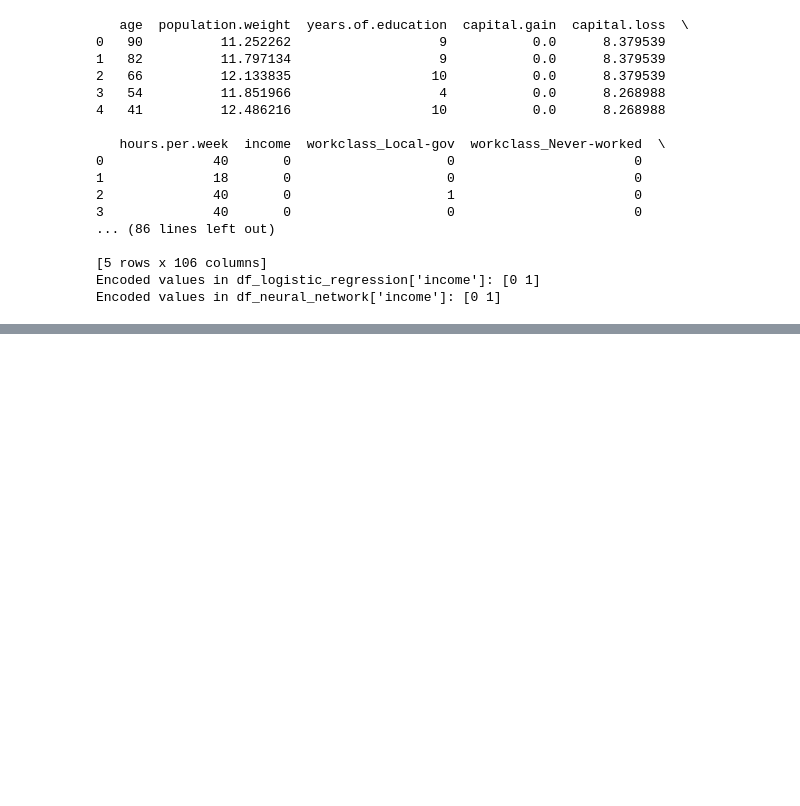
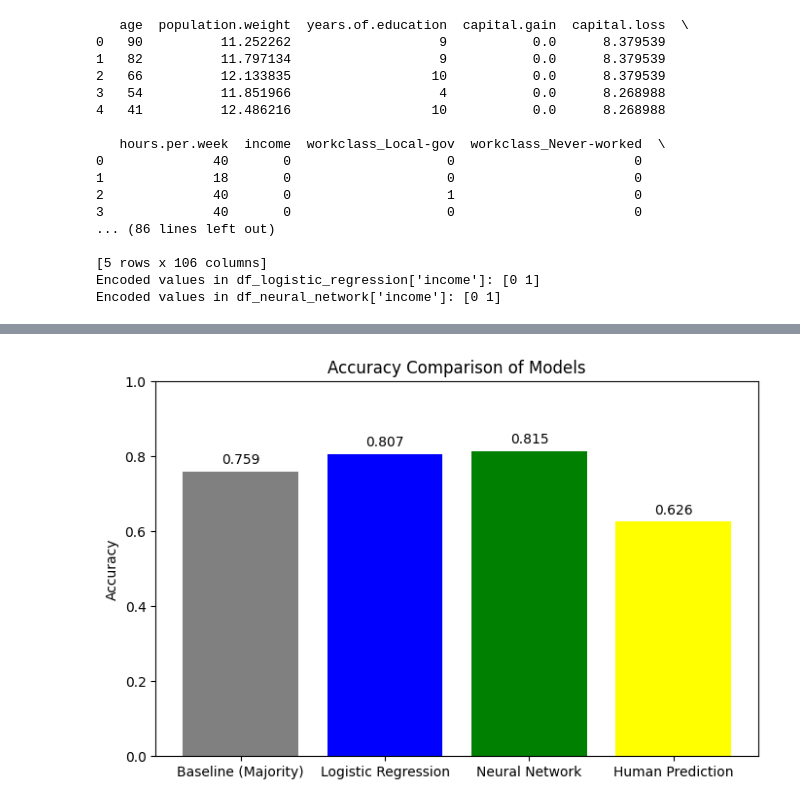
Before and after one commit to ggoel3/DS_Adult_Income, a Jupyter notebook: DataWorkflow_Adult_Census_Income.ipynb, the cells around one changed output, grey strips where cells are left out. Saved outputs shown, nothing was run; the diff lists cells and outputs as text; code cells hidden in the pictures; blank space fills up the shorter version.

Commit message:
Add and update code for visualization, comparison and human prediction

```diff
--- a/DataWorkflow_Adult_Census_Income.ipynb
+++ b/DataWorkflow_Adult_Census_Income.ipynb
@@ -517,17 +517,28 @@ weighted avg       0.84      0.82      0.82      6391
 # %%
 ########## BASELINE MODEL IMPLEMENTATION ##########
 
-baseline = DummyClassifier(strategy='most_frequent', random_state=96)
+# 1. Split into features and target
+X = df_neural_network.drop('income', axis=1)
+y = df_neural_network['income']
+
+# 2. Train/test split with stratification
+X_train, X_test, y_train, y_test = train_test_split(
+    X, y, test_size=0.2, random_state=30, stratify=y)
+
+# 3. Evaluate on test data
+baseline = DummyClassifier(strategy='most_frequent')
 baseline.fit(X_train, y_train)
 y_pred = baseline.predict(X_test)
 y_pred_baseline = y_pred
 
-from sklearn.metrics import classification_report, confusion_matrix, accuracy_score
+accuracy_bl = accuracy_score(y_test, y_pred)
+conf_matrix_bl = confusion_matrix(y_test, y_pred)
+report_bl = classification_report(y_test, y_pred)
 
-print("Baseline performance (predict majority class):")
-print(f"Accuracy: {accuracy_score(y_test, y_pred):.4f}")
+print("Baseline performance:")
+print(f"Accuracy: {accuracy_bl:.4f}")
 print("\nConfusion Matrix:")
-print(confusion_matrix(y_test, y_pred))
+print(conf_matrix_bl)
 print("\nClassification Report:")
-print(classification_report(y_test, y_pred))
+print(report_bl)
 # %% [output]
@@ -661,0 +660,20 @@ plt.show()
+# %%
+########## MODEL COMPARISON VISUALIZATION AMONG 4 APPROACHES ##########
+
+# Accuracies for the three models
+models = ['Baseline (Majority)', 'Logistic Regression', 'Neural Network', 'Human Prediction' ]
+accuracies = [accuracy_bl, accuracy_lr, accuracy_nn, accuracy_human]
+
+plt.figure(figsize=(8, 5))
+plt.bar(models, accuracies, color=['gray', 'blue', 'green', 'yellow'])
+
+plt.ylim(0, 1)  # Accuracy is between 0 and 1
+plt.ylabel('Accuracy')
+plt.title('Accuracy Comparison of Models')
+
+for i, acc in enumerate(accuracies):
+    plt.text(i, acc + 0.02, f'{acc:.3f}', ha='center')
+
+plt.show()
+# %% [output]
+[figure, added]
```
Also changed, not shown: parts of 6 cells of this notebook, 3 other files.
